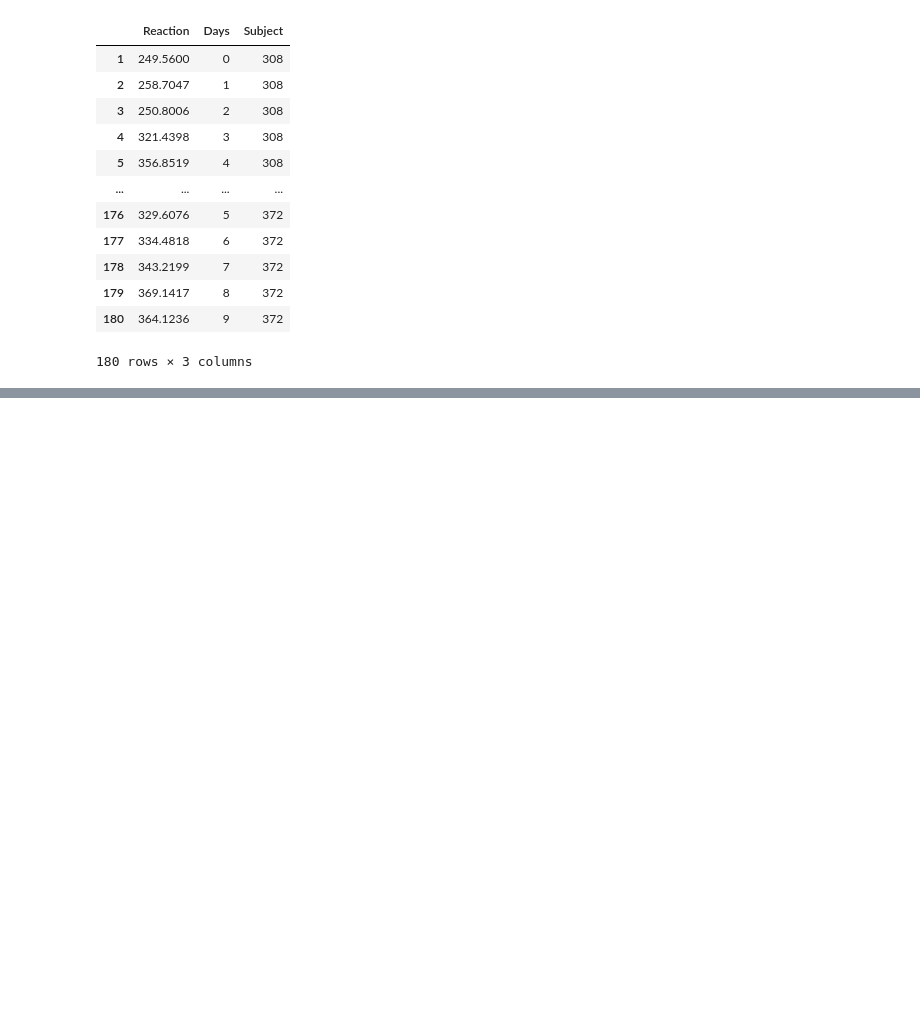
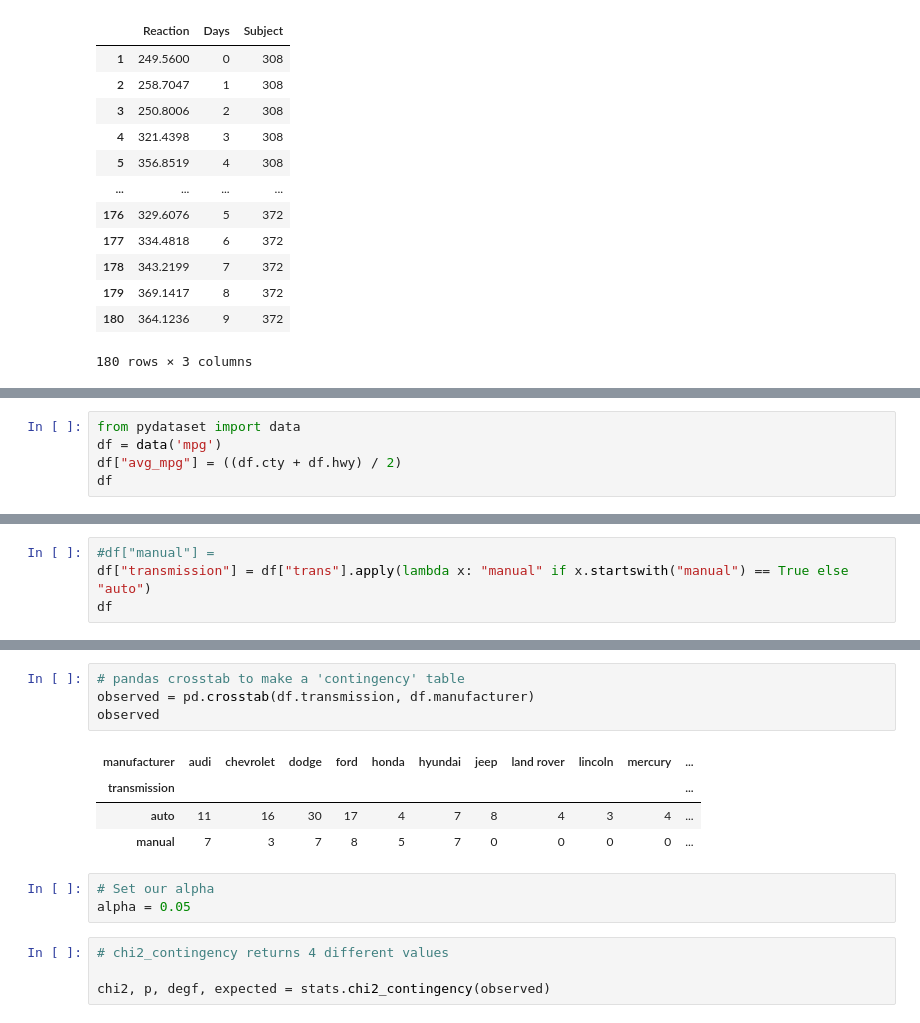
Before and after one commit to Jason-Tellez/statistics-exercises, a Jupyter notebook: hypothesis_testing.ipynb, the cells around one changed output, grey strips where cells are left out. Saved outputs shown, nothing was run; the diff lists cells and outputs as text; blank space fills up the shorter version.

```diff
--- a/hypothesis_testing.ipynb
+++ b/hypothesis_testing.ipynb
@@ -755,0 +758,5 @@ We reject the hypothesis that Use of a macbook and being a codeup student are in
+# %%
+from pydataset import data
+df = data('mpg')
+df["avg_mpg"] = ((df.cty + df.hwy) / 2)
+df
@@ -755,0 +777,4 @@ We reject the hypothesis that Use of a macbook and being a codeup student are in
+# %%
+#df["manual"] =
+df["transmission"] = df["trans"].apply(lambda x: "manual" if x.startswith("manual") == True else "auto")
+df
@@ -755,0 +804,16 @@ We reject the hypothesis that Use of a macbook and being a codeup student are in
+# %%
+# pandas crosstab to make a 'contingency' table
+observed = pd.crosstab(df.transmission, df.manufacturer)
+observed
+# %% [output]
+| manufacturer | audi | chevrolet | dodge | ford | honda | hyundai | jeep | land rover | lincoln | mercury | ... |
+| transmission |  |  |  |  |  |  |  |  |  |  | ... |
+| auto | 11 | 16 | 30 | 17 | 4 | 7 | 8 | 4 | 3 | 4 | ... |
+| manual | 7 | 3 | 7 | 8 | 5 | 7 | 0 | 0 | 0 | 0 | ... |
+# %%
+# Set our alpha
+alpha = 0.05
+# %%
+# chi2_contingency returns 4 different values
+
+chi2, p, degf, expected = stats.chi2_contingency(observed)
```
Also changed, not shown: parts of 78 cells of this notebook.
